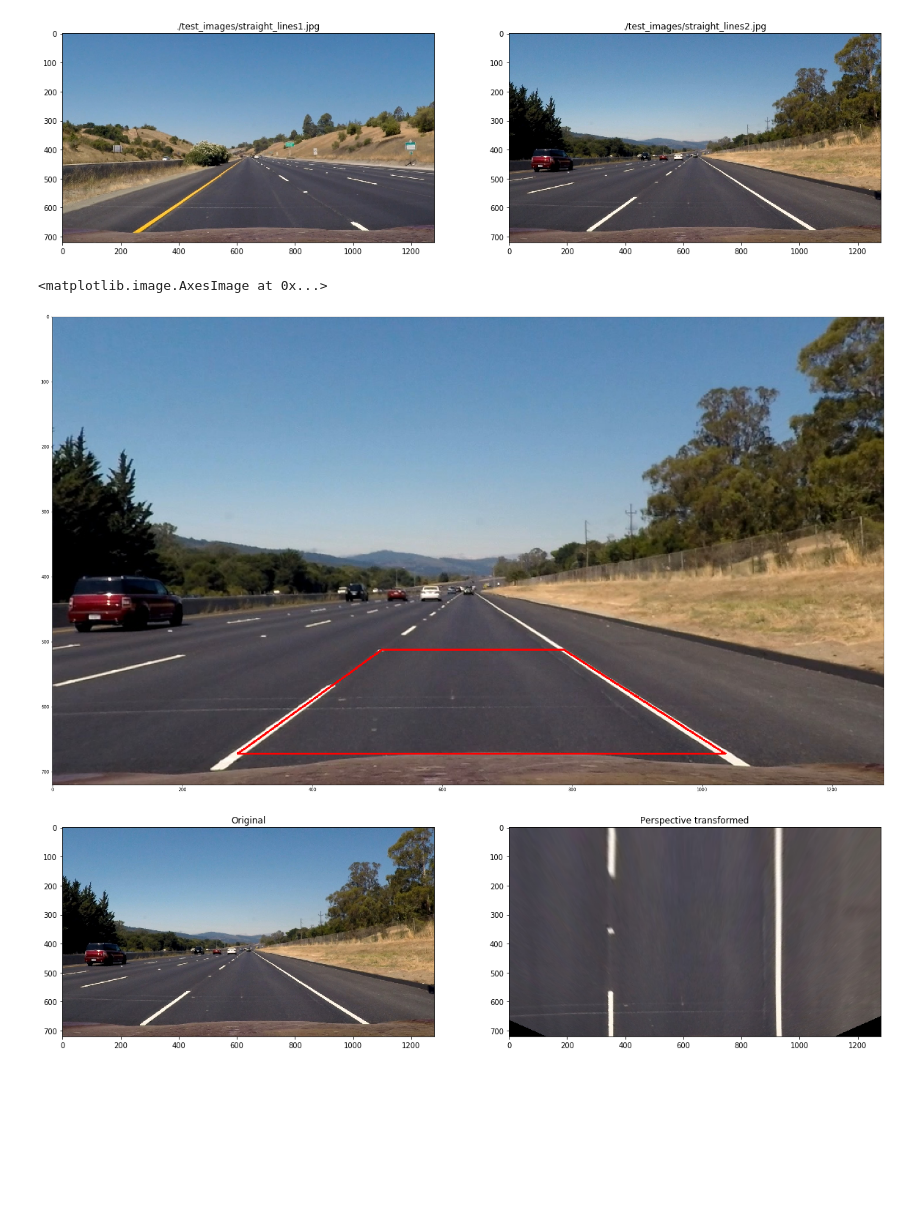
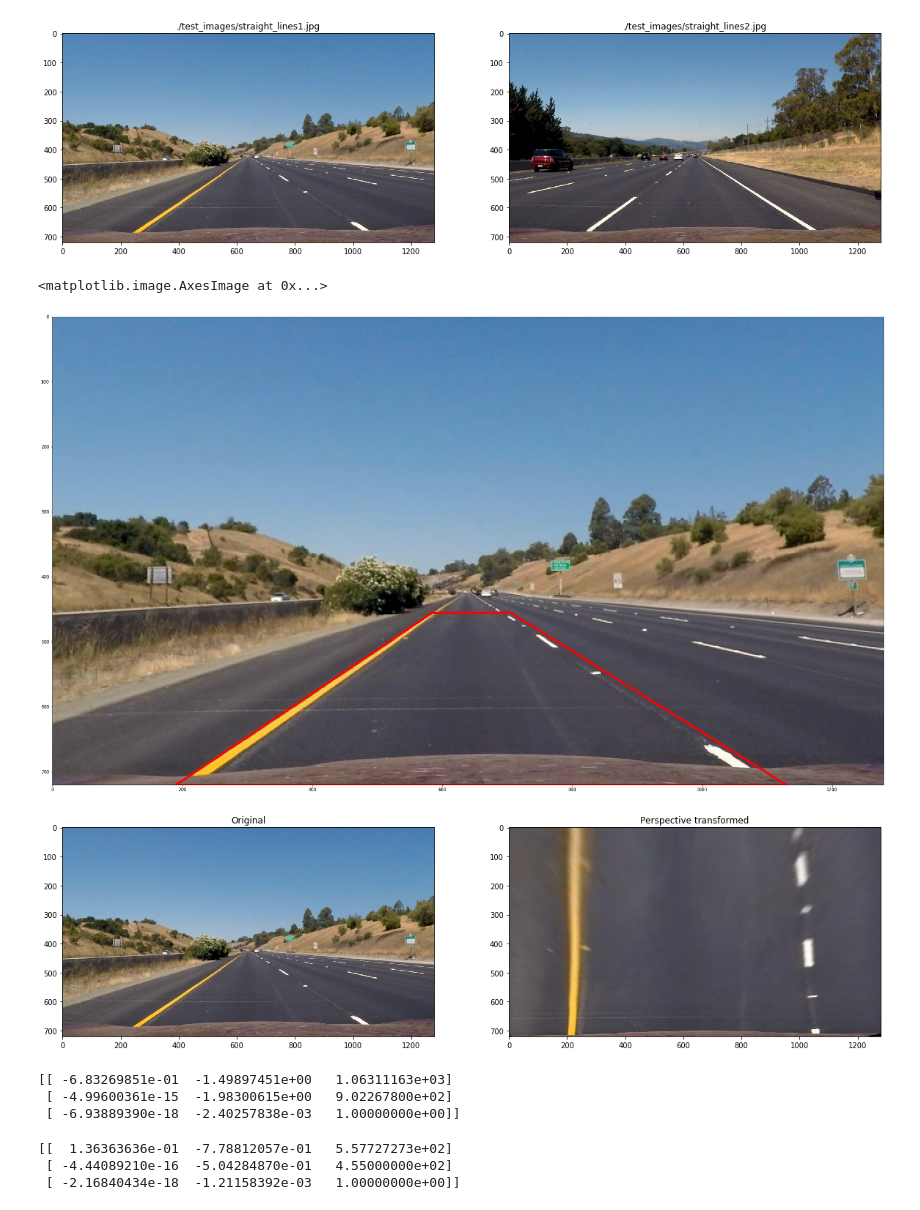
Before and after one commit to darienmt/CarND-Advanced-Lane-Lines-P4, a Jupyter notebook: 03-Perspective transformation.ipynb, the cells around one changed output. Saved outputs shown, nothing was run; the diff lists cells and outputs as text; code cells hidden in the pictures; blank space fills up the shorter version.

```diff
--- a/03-Perspective transformation.ipynb
+++ b/03-Perspective transformation.ipynb
@@ -53,39 +53,39 @@ imageSideBySide(
 # %% [output]
 [figure]
 # %%
-index = 1
+index = 0
 original = cv2.cvtColor(testImages[index][1],cv2.COLOR_BGR2RGB)
 undist = cv2.undistort(original, mtx, dist, None, mtx)
 
 xSize, ySize, _ = undist.shape
 copy = undist.copy()
 
-bottomY = 672
-topY = 512
+bottomY = 720
+topY = 455
 
 
-left1 = (285, bottomY)
+left1 = (190, bottomY)
 left1_x, left1_y = left1
-left2 = (507, topY)
+left2 = (585, topY)
 left2_x, left2_y = left2
 
-right1 = (787, topY)
+right1 = (705, topY)
 right1_x, right1_y = right1
 
-right2 = (1036, bottomY)
+right2 = (1130, bottomY)
 right2_x, right2_y = right2
 
 color = [255, 0, 0]
 w = 2
 cv2.line(copy, left1, left2, color, w)
 cv2.line(copy, left2, right1, color, w)
 cv2.line(copy, right1, right2, color, w)
 cv2.line(copy, right2, left1, color, w)
 fig, ax = plt.subplots(figsize=(40, 20))
 ax.imshow(copy)
 # %% [output]
 <matplotlib.image.AxesImage at 0x...>
-[figure, old version]
+[figure, new version]
 # %%
 gray = cv2.cvtColor(undist, cv2.COLOR_BGR2GRAY)
 src = np.float32([
@@ -97,10 +97,10 @@ src = np.float32([
 nX = gray.shape[1]
 nY = gray.shape[0]
 img_size = (nX, nY)
-offset = 350
+offset = 200
 dst = np.float32([
-    [offset, offset],
-    [img_size[0]-offset, offset],
+    [offset, 0],
+    [img_size[0]-offset, 0],
     [img_size[0]-offset, img_size[1]],
     [offset, img_size[1]]
 ])
@@ -115,6 +115,18 @@ imageSideBySide(
 )
 warped = cv2.warpPerspective(undist, M, img_size)
 # %% [output]
-[figure, old version]
+[figure, new version]
 # %%
 pickle.dump( { 'M': M, 'Minv': Minv }, open('./pickled_data/perspective_transform.p', 'wb'))
+# %%
+print(M)
+# %% [output]
+[[ -6.83269851e-01  -1.49897451e+00   1.06311163e+03]
+ [ -4.99600361e-15  -1.98300615e+00   9.02267800e+02]
+ [ -6.93889390e-18  -2.40257838e-03   1.00000000e+00]]
+# %%
+print(Minv)
+# %% [output]
+[[  1.36363636e-01  -7.78812057e-01   5.57727273e+02]
+ [ -4.44089210e-16  -5.04284870e-01   4.55000000e+02]
+ [ -2.16840434e-18  -1.21158392e-03   1.00000000e+00]]
```
Also changed, not shown: 2 other files.
